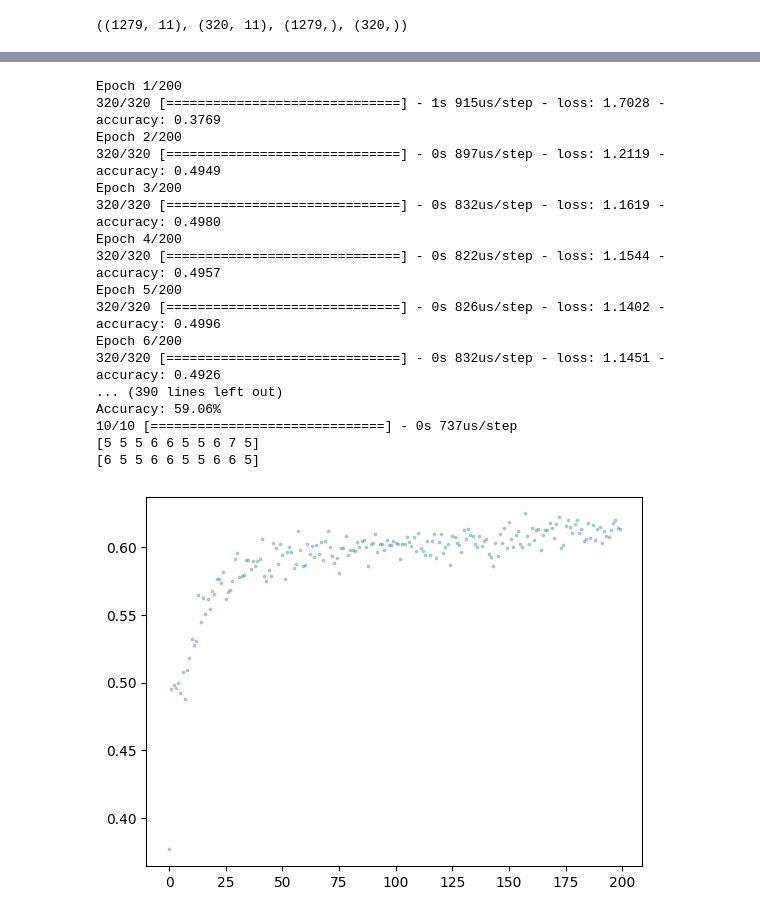
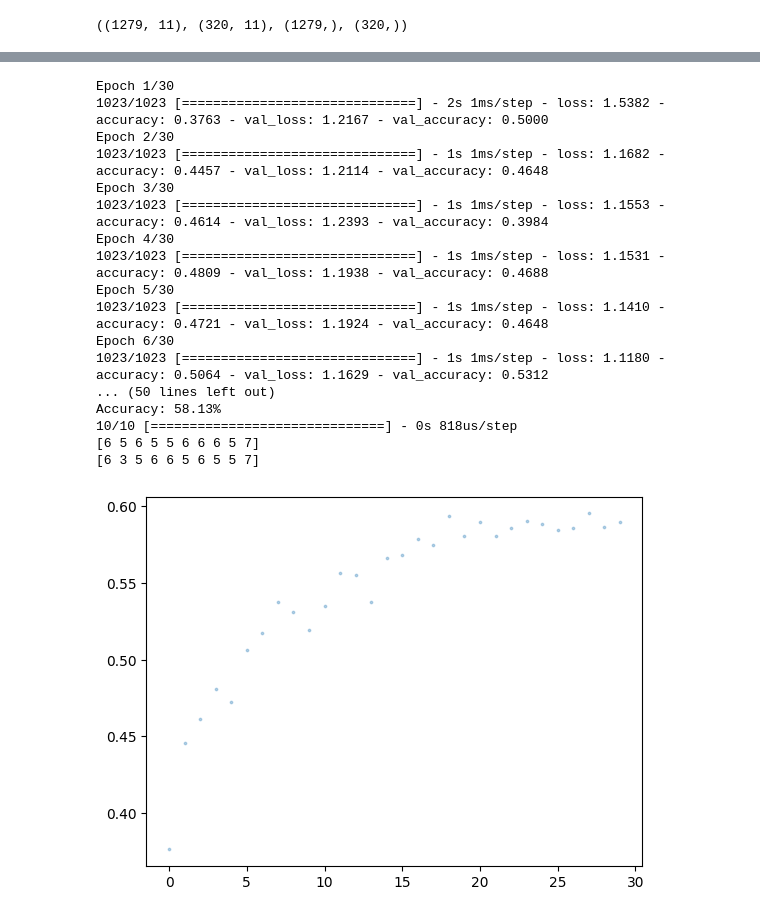
Before and after one commit to akt1215/AITemplate, a Jupyter notebook: Kaggle/WineQuality/Code/Wine_Quality.ipynb, the cells around one changed output, grey strips where cells are left out. Saved outputs shown, nothing was run; the diff lists cells and outputs as text; code cells hidden in the pictures.

```diff
--- a/Kaggle/WineQuality/Code/Wine_Quality.ipynb
+++ b/Kaggle/WineQuality/Code/Wine_Quality.ipynb
@@ -28,0 +41,11 @@ data.head()
+# %%
+data["fixed acidity"] = data["fixed acidity"]/data["fixed acidity"].max()
+data["volatile acidity"] = data["volatile acidity"]/data["volatile acidity"].max()
+data["residual sugar"] = data["residual sugar"]/data["residual sugar"].max()
+data["chlorides"] = data["chlorides"]/data["chlorides"].max()
+data["free sulfur dioxide"] = data["free sulfur dioxide"]/data["free sulfur dioxide"].max()
+data["total sulfur dioxide"] = data["total sulfur dioxide"]/data["total sulfur dioxide"].max()
+data["density"] = data["density"]/data["density"].max()
+data["pH"] = data["pH"]/data["pH"].max()
+data["sulphates"] = data["sulphates"]/data["sulphates"].max()
+data["alcohol"] = data["alcohol"]/data["alcohol"].max()
@@ -195,42 +230,42 @@ _________________________________________________________________
 # %%
 from keras.models import Sequential
 from keras.layers import Dense
 
 X_train, X_test, y_train, y_test = train_test_split(X, y, test_size=0.2)
 
 model = Sequential()
 model.add(Dense(11, activation="relu", input_dim=(X_train.shape[1])))
 model.add(Dense(11, activation="relu"))
 model.add(Dense(10, activation="softmax"))
 
 model.compile(optimizer="adam", loss="sparse_categorical_crossentropy", metrics=["accuracy"])
 
-number_of_epochs = 200
-history = model.fit(X_train, y_train, epochs=number_of_epochs, batch_size=4, verbose=1)
+number_of_epochs = 30
+history = model.fit(X_train, y_train, epochs=number_of_epochs, batch_size=1, verbose=1, validation_split=0.2)
 
 model.evaluate(X_test, y_test)
 print("Accuracy: %.2f%%" % (model.evaluate(X_test, y_test)[1]*100))
 print(np.argmax(model.predict(X_test), axis=-1)[:10])
 print(y_test[:10].values)
 
 plt.scatter(range(number_of_epochs), history.history['accuracy'], s=3, alpha=0.3)
-model.save("model.h5")
+model.save("model2.h5")
 # %% [output]
-Epoch 1/200
-320/320 [==============================] - 1s 915us/step - loss: 1.7028 - accuracy: 0.3769
-Epoch 2/200
-320/320 [==============================] - 0s 897us/step - loss: 1.2119 - accuracy: 0.4949
-Epoch 3/200
-320/320 [==============================] - 0s 832us/step - loss: 1.1619 - accuracy: 0.4980
-Epoch 4/200
-320/320 [==============================] - 0s 822us/step - loss: 1.1544 - accuracy: 0.4957
-Epoch 5/200
-320/320 [==============================] - 0s 826us/step - loss: 1.1402 - accuracy: 0.4996
-Epoch 6/200
-320/320 [==============================] - 0s 832us/step - loss: 1.1451 - accuracy: 0.4926
-... (390 lines left out)
-Accuracy: 59.06%
-10/10 [==============================] - 0s 737us/step
-[5 5 5 6 6 5 5 6 7 5]
-[6 5 5 6 6 5 5 6 6 5]
+Epoch 1/30
+1023/1023 [==============================] - 2s 1ms/step - loss: 1.5382 - accuracy: 0.3763 - val_loss: 1.2167 - val_accuracy: 0.5000
+Epoch 2/30
+1023/1023 [==============================] - 1s 1ms/step - loss: 1.1682 - accuracy: 0.4457 - val_loss: 1.2114 - val_accuracy: 0.4648
+Epoch 3/30
+1023/1023 [==============================] - 1s 1ms/step - loss: 1.1553 - accuracy: 0.4614 - val_loss: 1.2393 - val_accuracy: 0.3984
+Epoch 4/30
+1023/1023 [==============================] - 1s 1ms/step - loss: 1.1531 - accuracy: 0.4809 - val_loss: 1.1938 - val_accuracy: 0.4688
+Epoch 5/30
+1023/1023 [==============================] - 1s 1ms/step - loss: 1.1410 - accuracy: 0.4721 - val_loss: 1.1924 - val_accuracy: 0.4648
+Epoch 6/30
+1023/1023 [==============================] - 1s 1ms/step - loss: 1.1180 - accuracy: 0.5064 - val_loss: 1.1629 - val_accuracy: 0.5312
+... (50 lines left out)
+Accuracy: 58.13%
+10/10 [==============================] - 0s 818us/step
+[6 5 6 5 5 6 6 6 5 7]
+[6 3 5 6 6 5 6 5 5 7]
-[figure, old version]
+[figure, new version]
```
Also changed, not shown: parts of 6 cells of this notebook, 7 other files.
